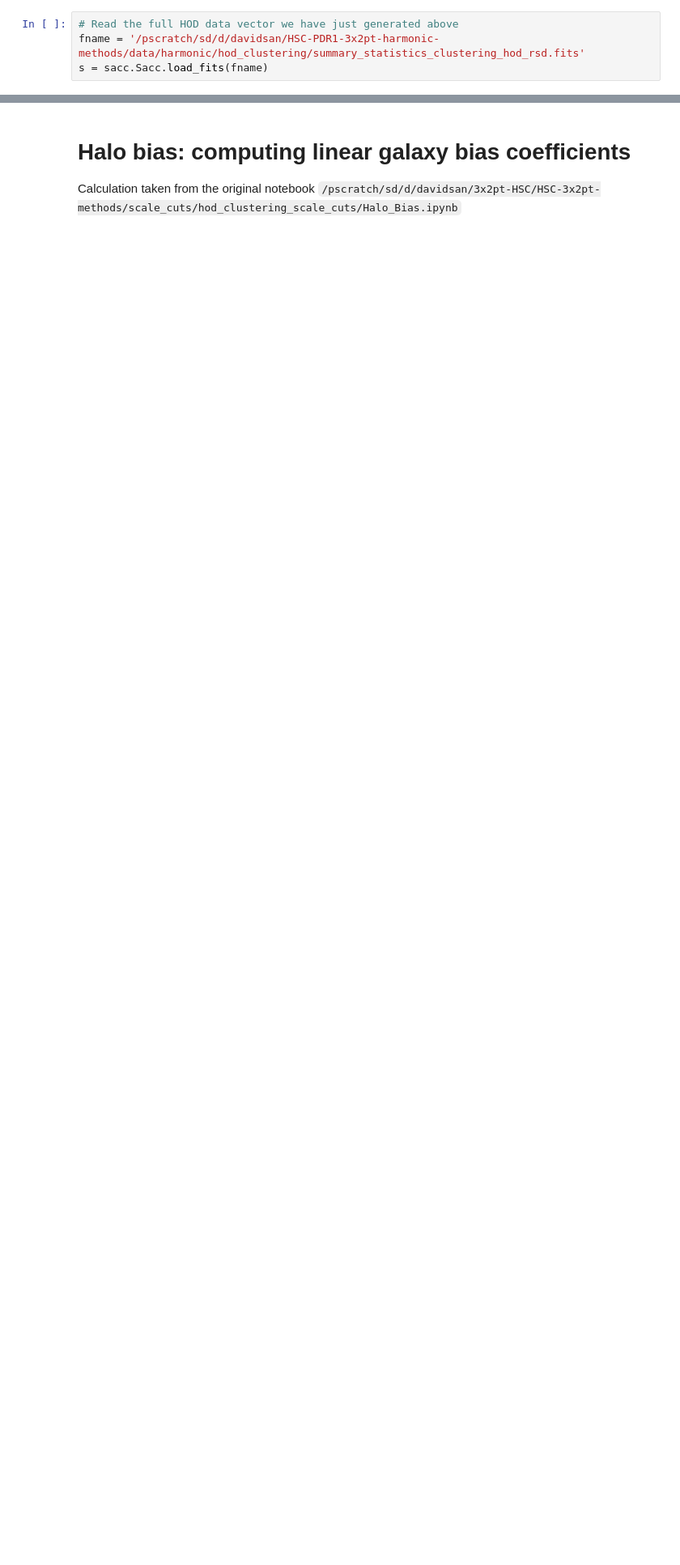
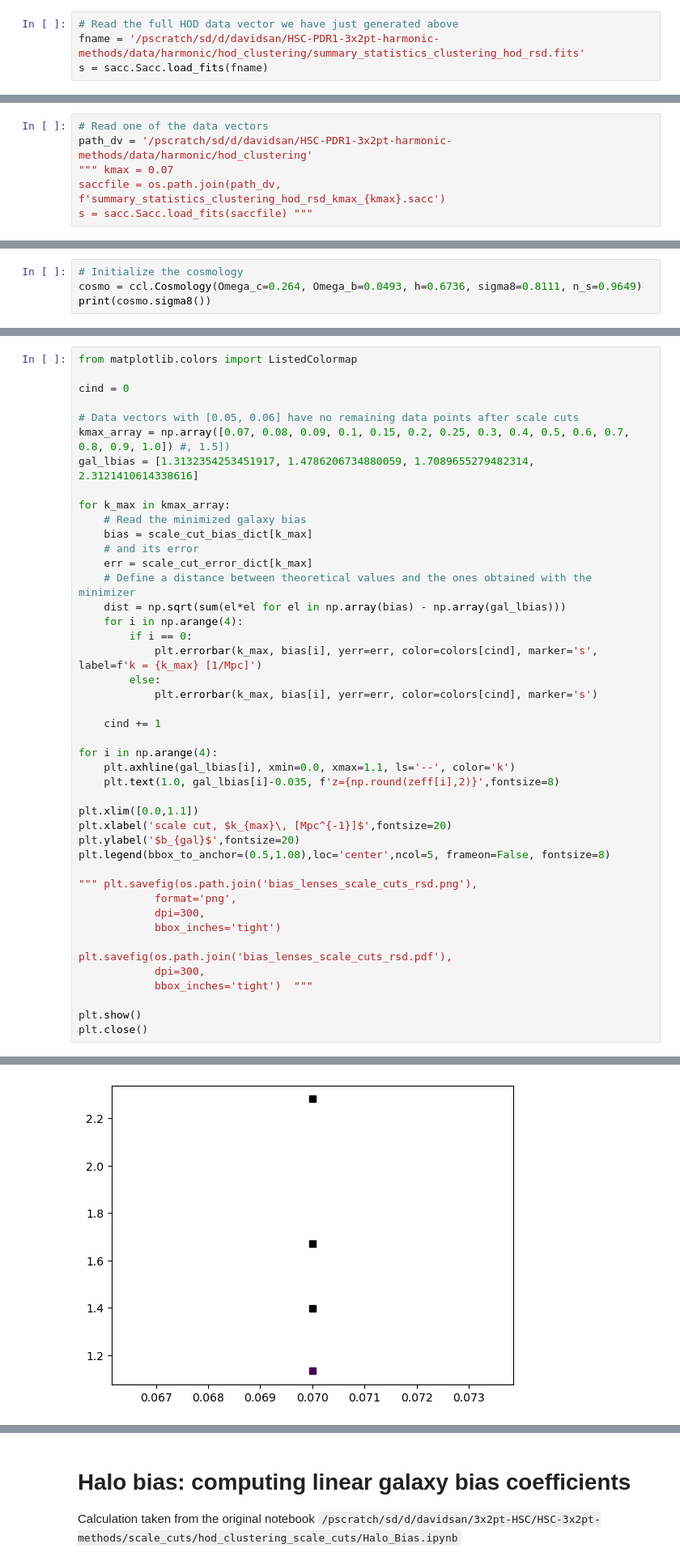
Before and after one commit to davsan06/HSC-PDR1-3x2pt-harmonic-methods, a Jupyter notebook: analysis/NBGalaxyClusteringScaleCuts.ipynb, the cells around one changed output, grey strips where cells are left out. Shown at 81% size. Drawn from its saved outputs; the diff is of its cells as text; blank space fills up the shorter version.

```diff
--- a/analysis/NBGalaxyClusteringScaleCuts.ipynb
+++ b/analysis/NBGalaxyClusteringScaleCuts.ipynb
@@ -308,0 +292,6 @@ Calculations, looking for the best-fit using `maxlike` can be found in `/pscratc
+# %%
+# Read one of the data vectors
+path_dv = '/pscratch/sd/d/davidsan/HSC-PDR1-3x2pt-harmonic-methods/data/harmonic/hod_clustering'
+""" kmax = 0.07
+saccfile = os.path.join(path_dv, f'summary_statistics_clustering_hod_rsd_kmax_{kmax}.sacc')
+s = sacc.Sacc.load_fits(saccfile) """
@@ -308,0 +300,4 @@ Calculations, looking for the best-fit using `maxlike` can be found in `/pscratc
+# %%
+# Initialize the cosmology
+cosmo = ccl.Cosmology(Omega_c=0.264, Omega_b=0.0493, h=0.6736, sigma8=0.8111, n_s=0.9649)
+print(cosmo.sigma8())
@@ -308,0 +481,45 @@ Calculations, looking for the best-fit using `maxlike` can be found in `/pscratc
+# %%
+from matplotlib.colors import ListedColormap
+
+cind = 0
+
+# Data vectors with [0.05, 0.06] have no remaining data points after scale cuts
+kmax_array = np.array([0.07, 0.08, 0.09, 0.1, 0.15, 0.2, 0.25, 0.3, 0.4, 0.5, 0.6, 0.7, 0.8, 0.9, 1.0]) #, 1.5])
+gal_lbias = [1.3132354253451917, 1.4786206734880059, 1.7089655279482314, 2.3121410614338616]
+
+for k_max in kmax_array:
+    # Read the minimized galaxy bias
+    bias = scale_cut_bias_dict[k_max]
+    # and its error
+    err = scale_cut_error_dict[k_max]
+    # Define a distance between theoretical values and the ones obtained with the minimizer
+    dist = np.sqrt(sum(el*el for el in np.array(bias) - np.array(gal_lbias)))
+    for i in np.arange(4):
+        if i == 0:
+            plt.errorbar(k_max, bias[i], yerr=err, color=colors[cind], marker='s', label=f'k = {k_max} [1/Mpc]')
+        else:
+            plt.errorbar(k_max, bias[i], yerr=err, color=colors[cind], marker='s')
+
+    cind += 1
+
+for i in np.arange(4):
+    plt.axhline(gal_lbias[i], xmin=0.0, xmax=1.1, ls='--', color='k')
+    plt.text(1.0, gal_lbias[i]-0.035, f'z={np.round(zeff[i],2)}',fontsize=8)
+
+plt.xlim([0.0,1.1])
+plt.xlabel('scale cut, $k_{max}\, [Mpc^{-1}]$',fontsize=20)
+plt.ylabel('$b_{gal}$',fontsize=20)
+plt.legend(bbox_to_anchor=(0.5,1.08),loc='center',ncol=5, frameon=False, fontsize=8)
+
+""" plt.savefig(os.path.join('bias_lenses_scale_cuts_rsd.png'),
+            format='png',
+            dpi=300,
+            bbox_inches='tight')
+
+plt.savefig(os.path.join('bias_lenses_scale_cuts_rsd.pdf'),
+            dpi=300,
+            bbox_inches='tight')  """
+
+plt.show()
+plt.close()
+# %% [output]
@@ -309,3 +527,4 @@ Calculations, looking for the best-fit using `maxlike` can be found in `/pscratc
+[figure, added]
 # %% [markdown]
 # Choice of the maximum scale
 
```
Also changed, not shown: parts of 25 cells of this notebook.
